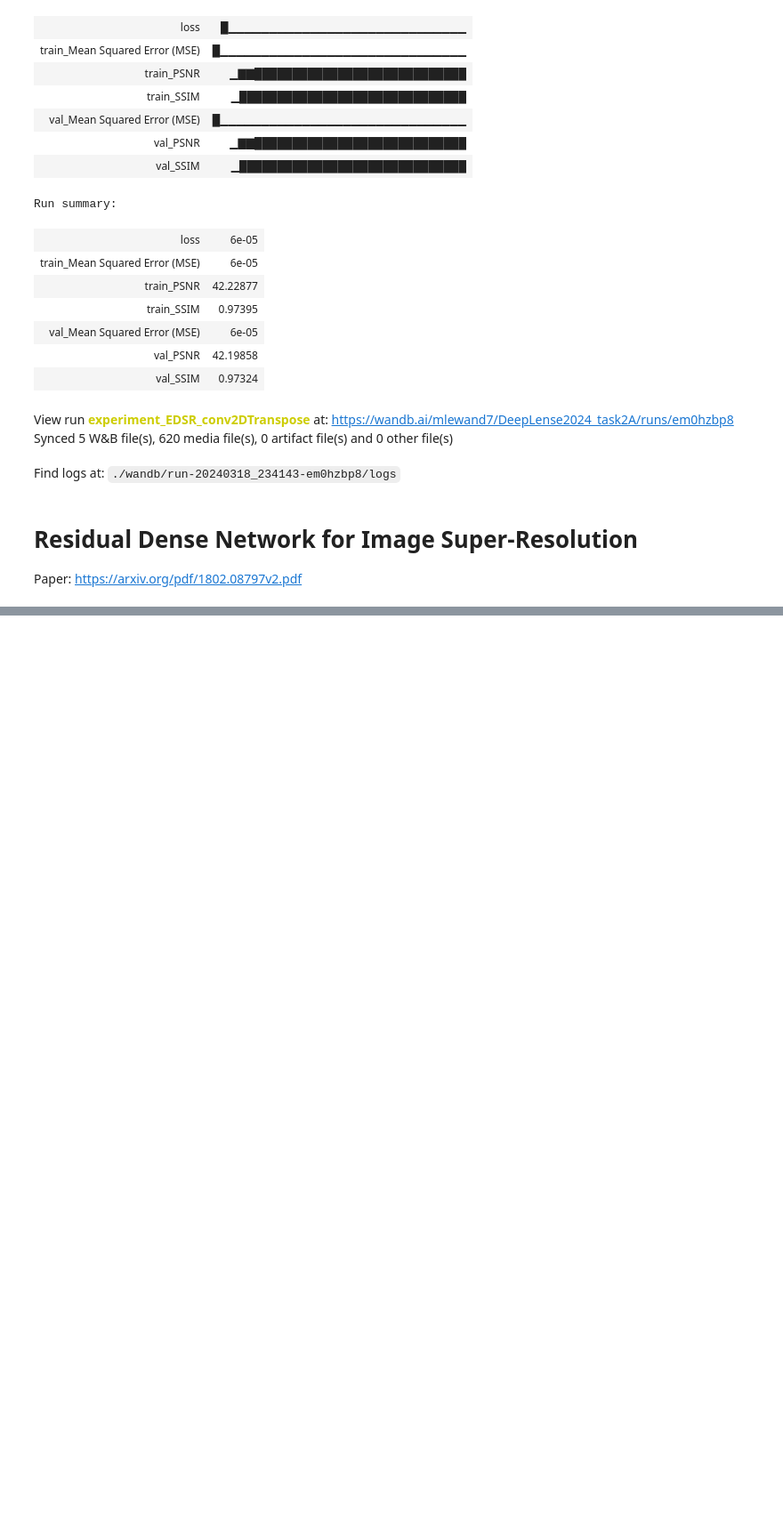
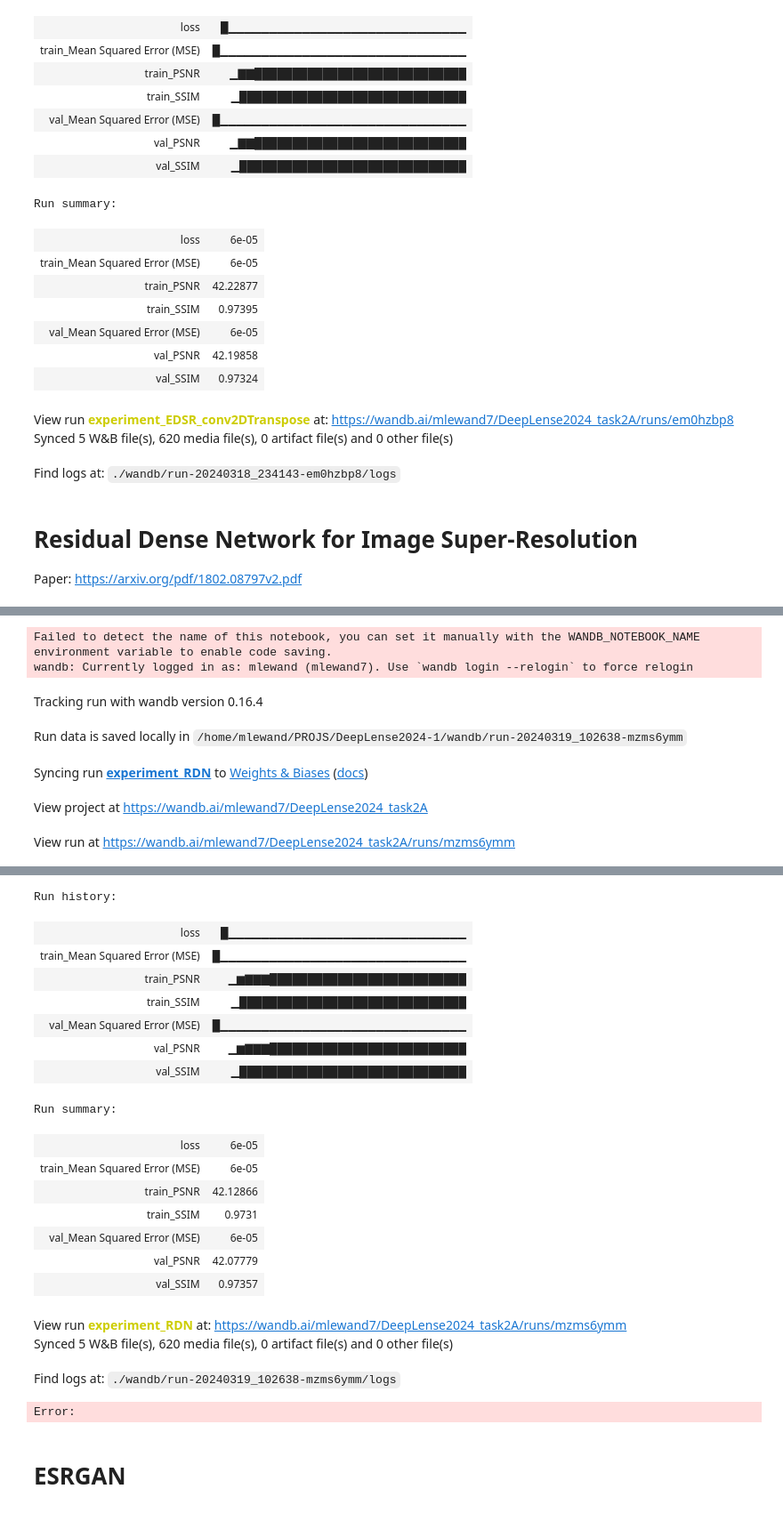
Before and after one commit to mlewandowski0/DeepLense2024, a Jupyter notebook: task2A_solution.ipynb, the cells around one changed output, grey strips where cells are left out. Shown: that part at 89% size. Saved outputs shown, nothing was run; the diff lists cells and outputs as text; code cells hidden in the pictures; blank space fills up the shorter version.

Commit message:
Task2A and Task2B

```diff
--- a/task2A_solution.ipynb
+++ b/task2A_solution.ipynb
@@ -672,0 +681,29 @@ Error:
+# %%
+run_experiment_task2(train_dataloader=train_loader,
+                     val_dataloader=val_loader,
+                     Model=RDN,
+                     run_name="RDN",
+                     model_parameters={"scale_factor":2, "num_channels":1, "num_features":64, "growth_rate":64, "num_blocks":3, "num_layers":3},
+                     epochs=30,
+                     learning_rate=1e-4,
+                     optimizer='adam',
+                     savepath="models/RDN.pth",
+                     metrics=[MSE_Metric(), PSNR_Metric(), SSIM_Metric()],
+                     cfg=CONFIG,
+                     loss="MSE",
+                     base_lr=1e-4,
+                     test_params={"save_in_total" : 10},
+                     max_lr=1e-3,
+                     scheduler_en=False,
+                     metric_keyword="val_PSNR",
+                     lr_steps=len(dataset) // 2,
+                     start_with_test=True,
+                     WANDB_ON=True)
+# %% [output]
+Failed to detect the name of this notebook, you can set it manually with the WANDB_NOTEBOOK_NAME environment variable to enable code saving.
+wandb: Currently logged in as: mlewand (mlewand7). Use `wandb login --relogin` to force relogin
+Tracking run with wandb version 0.16.4
+Run data is saved locally in /home/mlewand/PROJS/DeepLense2024-1/wandb/run-20240319_102638-mzms6ymm
+Syncing run experiment_RDN to Weights & Biases (docs)
+View project at https://wandb.ai/mlewand7/DeepLense2024_task2A
+View run at https://wandb.ai/mlewand7/DeepLense2024_task2A/runs/mzms6ymm
@@ -672,0 +711,22 @@ Error:
+Run history:
+| loss | █▁▁▁▁▁▁▁▁▁▁▁▁▁▁▁▁▁▁▁▁▁▁▁▁▁▁▁▁▁ |
+| train_Mean Squared Error (MSE) | █▁▁▁▁▁▁▁▁▁▁▁▁▁▁▁▁▁▁▁▁▁▁▁▁▁▁▁▁▁▁ |
+| train_PSNR | ▁▆▇▇▇██████████████████████████ |
+| train_SSIM | ▁██████████████████████████████ |
+| val_Mean Squared Error (MSE) | █▁▁▁▁▁▁▁▁▁▁▁▁▁▁▁▁▁▁▁▁▁▁▁▁▁▁▁▁▁▁ |
+| val_PSNR | ▁▆▇▇▇██████████████████████████ |
+| val_SSIM | ▁██████████████████████████████ |
+Run summary:
+| loss | 6e-05 |
+| train_Mean Squared Error (MSE) | 6e-05 |
+| train_PSNR | 42.12866 |
+| train_SSIM | 0.9731 |
+| val_Mean Squared Error (MSE) | 6e-05 |
+| val_PSNR | 42.07779 |
+| val_SSIM | 0.97357 |
+View run experiment_RDN at: https://wandb.ai/mlewand7/DeepLense2024_task2A/runs/mzms6ymm
+Synced 5 W&B file(s), 620 media file(s), 0 artifact file(s) and 0 other file(s)
+Find logs at: ./wandb/run-20240319_102638-mzms6ymm/logs
+Error:
+# %% [markdown]
+# ESRGAN
```
Also changed, not shown: parts of 6 cells of this notebook, 5 other files.
